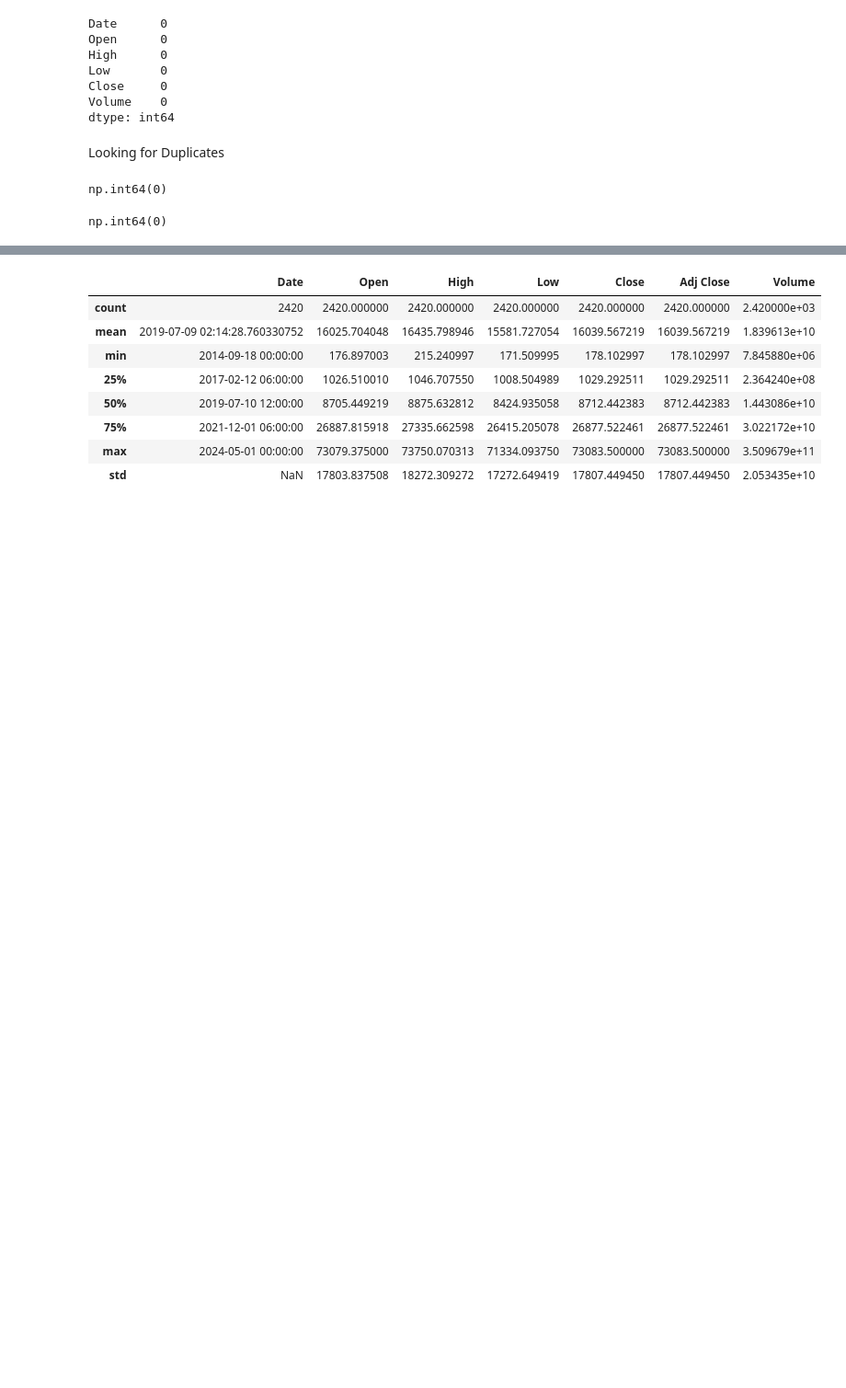
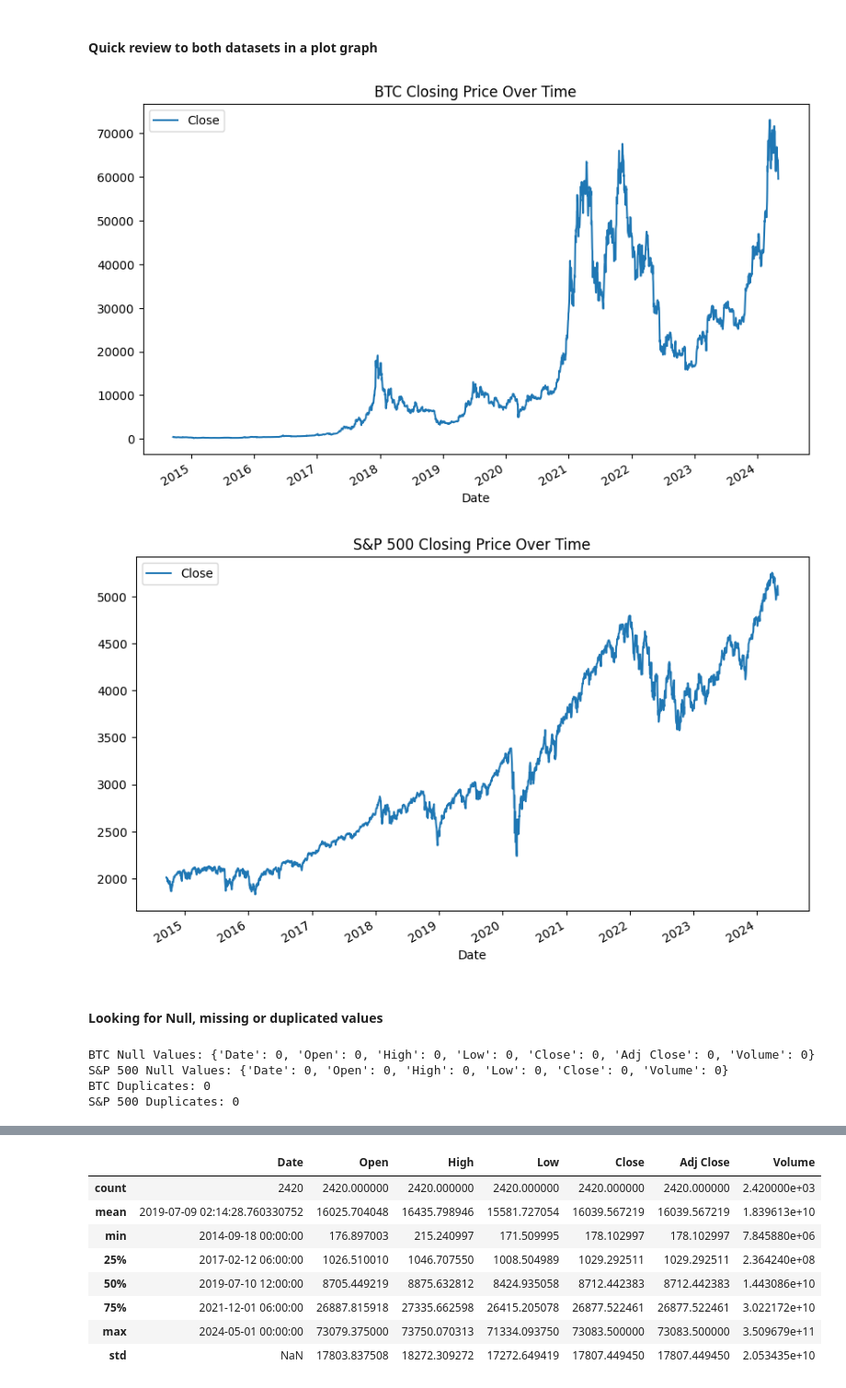
Before and after one commit to AngelDHackerman/BTC-ETH_Data_Analysis, a Jupyter notebook: 3_Quality_Evaluation_BTC_SP500.ipynb, the cells around one changed output, grey strips where cells are left out. Shown at 92% size. Drawn from its saved outputs; the diff is of its cells as text; code cells hidden in the pictures; blank space fills up the shorter version.

Commit message:
corrected the file N.3 for the quality evaluation for BTC and S&P 500, added new graphs

```diff
--- a/3_Quality_Evaluation_BTC_SP500.ipynb
+++ b/3_Quality_Evaluation_BTC_SP500.ipynb
@@ -24,21 +21,26 @@ dtype: int64
-# %%
-sp500_data.isnull().sum()
-# %% [output]
-Date      0
-Open      0
-High      0
-Low       0
-Close     0
-Volume    0
-dtype: int64
-# %% [markdown]
-Looking for Duplicates
-# %%
-btc_data.duplicated().sum()
-# %% [output]
-np.int64(0)
-# %%
-sp500_data.duplicated().sum()
-# %% [output]
-np.int64(0)
+# %% [markdown]
+#### Quick review to both datasets in a plot graph
+# %%
+# BTC Closing Price
+btc_data.plot(x='Date', y='Close', title='BTC Closing Price Over Time', figsize=(10, 6))
+plt.show()
+
+# S&P 500 Closing Price
+sp500_data.plot(x='Date', y='Close', title='S&P 500 Closing Price Over Time', figsize=(10, 6))
+plt.show()
+# %% [output]
+[figure, added]
+[figure, added]
+# %% [markdown]
+#### Looking for Null, missing or duplicated values
+# %%
+print(f"BTC Null Values: {btc_data.isnull().sum().to_dict()}")
+print(f"S&P 500 Null Values: {sp500_data.isnull().sum().to_dict()}")
+print(f"BTC Duplicates: {btc_data.duplicated().sum()}")
+print(f"S&P 500 Duplicates: {sp500_data.duplicated().sum()}")
+# %% [output]
+BTC Null Values: {'Date': 0, 'Open': 0, 'High': 0, 'Low': 0, 'Close': 0, 'Adj Close': 0, 'Volume': 0}
+S&P 500 Null Values: {'Date': 0, 'Open': 0, 'High': 0, 'Low': 0, 'Close': 0, 'Volume': 0}
+BTC Duplicates: 0
+S&P 500 Duplicates: 0
 # %% [markdown]
```
Also changed, not shown: parts of 10 cells of this notebook.
